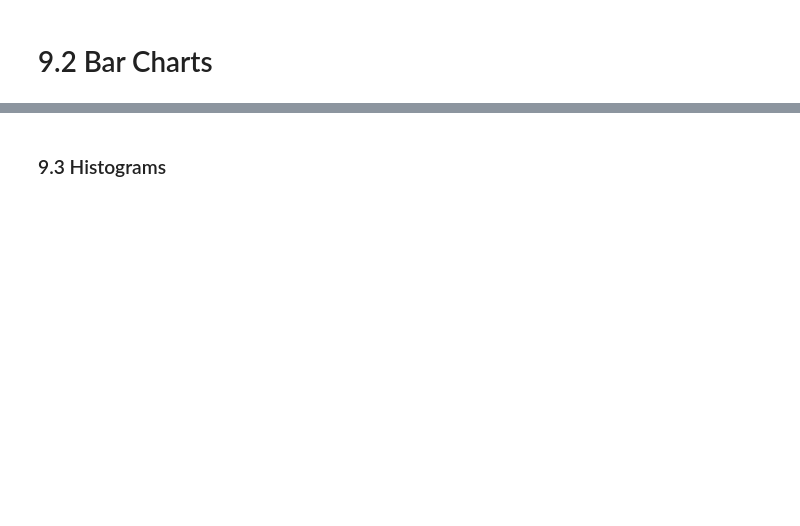
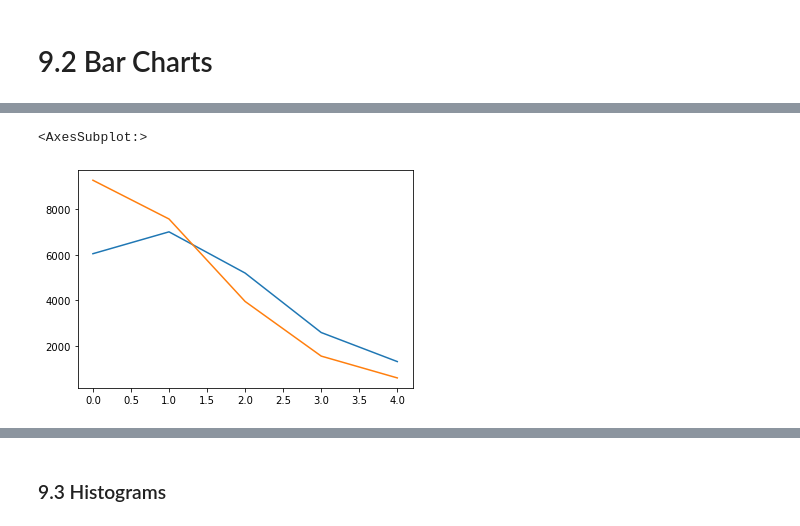
Before and after one commit to austin-intro-to-python/13-data-visualization, a Jupyter notebook: Data_Visualization_Solution.ipynb, the cells around one changed output, grey strips where cells are left out. Saved outputs shown, nothing was run; the diff lists cells and outputs as text; code cells hidden in the pictures; blank space fills up the shorter version.

```diff
--- a/Data_Visualization_Solution.ipynb
+++ b/Data_Visualization_Solution.ipynb
@@ -88,3 +152,9 @@ foot['home_score'].value_counts().sort_index().head().plot(kind="bar")
+# %%
+foot['home_score'].value_counts().sort_index().head().plot(kind="line")
+foot['away_score'].value_counts().sort_index().head().plot(kind="line")
+# %% [output]
+<AxesSubplot:>
+[figure, added]
 # %%
 # BONUS: Compare the home_score and away_score value counts to analyze home field advantage
 # You will need to use the .apply method to use value_counts on each column of a dataframe
```
Also changed, not shown: parts of 33 cells of this notebook, 1 other file.
